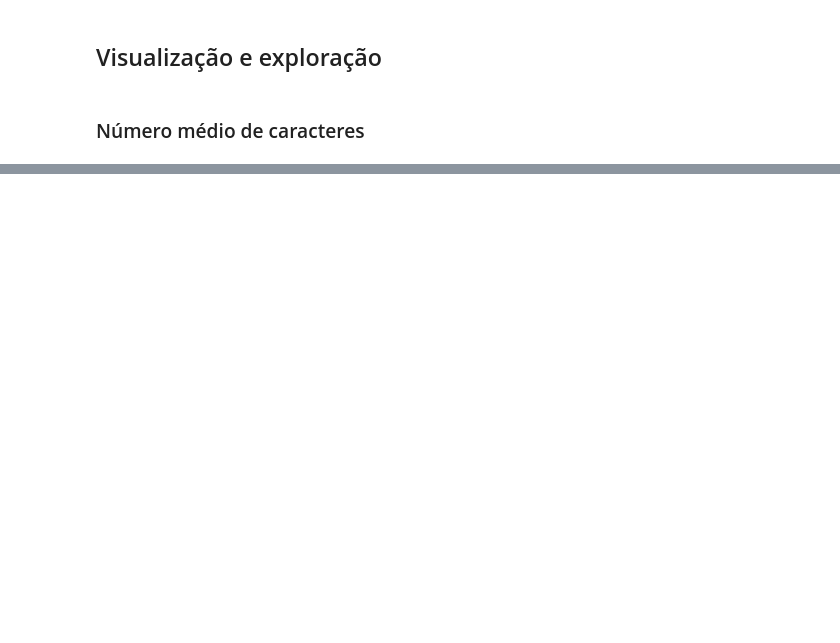
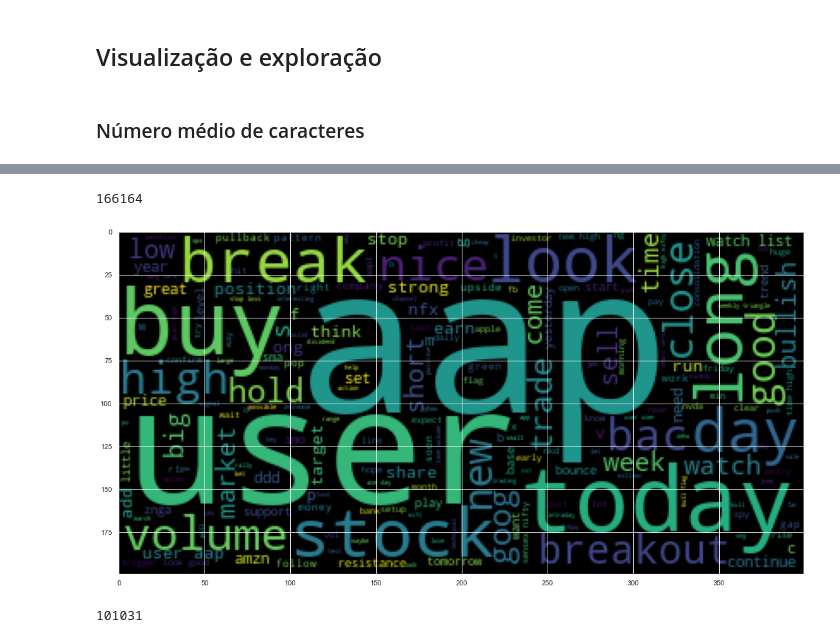
Before and after one commit to njuliacsouza/_IAExpert, a Jupyter notebook: 5. Python para Finanças - Análise de Dados e Machine Learning/Parte 2 - Machine Learning em Finanças/3. Análise de sentimentos em textos financeiros.ipynb, the cells around one changed output, grey strips where cells are left out. Cells and saved outputs as stored; diff of their text form; code cells hidden in the pictures; blank space fills up the shorter version.

```diff
--- a/5. Python para Finanças - Análise de Dados e Machine Learning/Parte 2 - Machine Learning em Finanças/3. Análise de sentimentos em textos financeiros.ipynb
+++ b/5. Python para Finanças - Análise de Dados e Machine Learning/Parte 2 - Machine Learning em Finanças/3. Análise de sentimentos em textos financeiros.ipynb
@@ -102,0 +131,4 @@ base.head()
+# %%
+# tirando os elementos com tamnho ZERO
+base.drop(index=base[base['tamanho']==0].index, inplace=True)
+base.shape
@@ -102,0 +137,3 @@ base.head()
+# %%
+positivo = base[base['Sentiment'] == 1]
+positivo['tamanho'].describe()
@@ -102,0 +165,3 @@ base.head()
+# %%
+textos_positivos = positivo['Text'].tolist()
+len(textos_positivos)
@@ -102,0 +183,18 @@ base.head()
+# %%
+textos_positivos_string = ' '.join(textos_positivos)
+len(textos_positivos_string) # caracteres
+# %% [output]
+166164
+# %%
+from wordcloud import WordCloud
+plt.figure(figsize=(20,10))
+plt.imshow(WordCloud().generate(textos_positivos_string))
+plt.show();
+# %% [output]
+[figure, added]
+# %%
+lista_negativo = negativo['Text'].tolist()
+textos_negativos_string = ' '.join(lista_negativo)
+len(textos_negativos_string)
+# %% [output]
+101031
```
Also changed, not shown: parts of 10 cells of this notebook.
